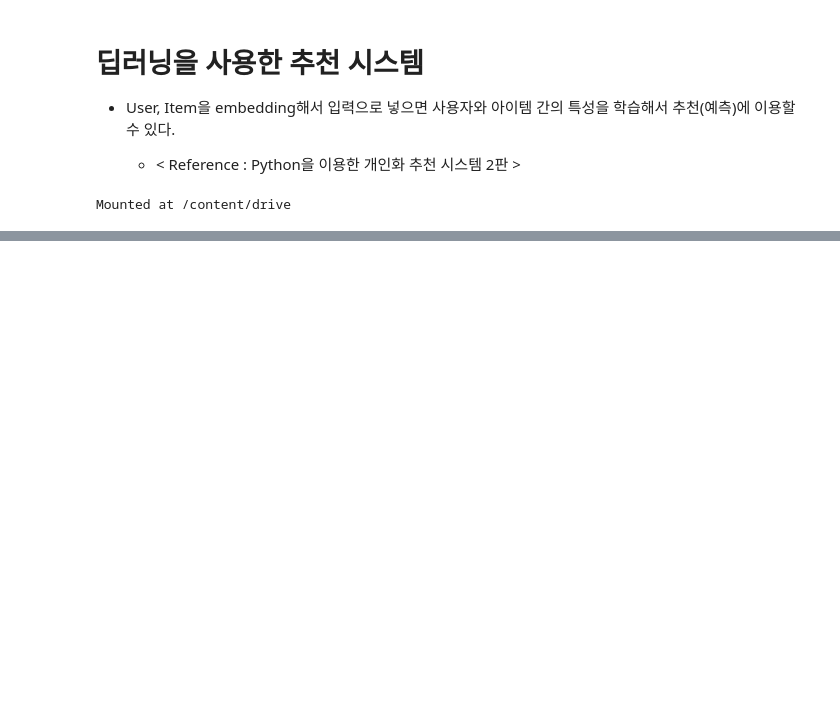
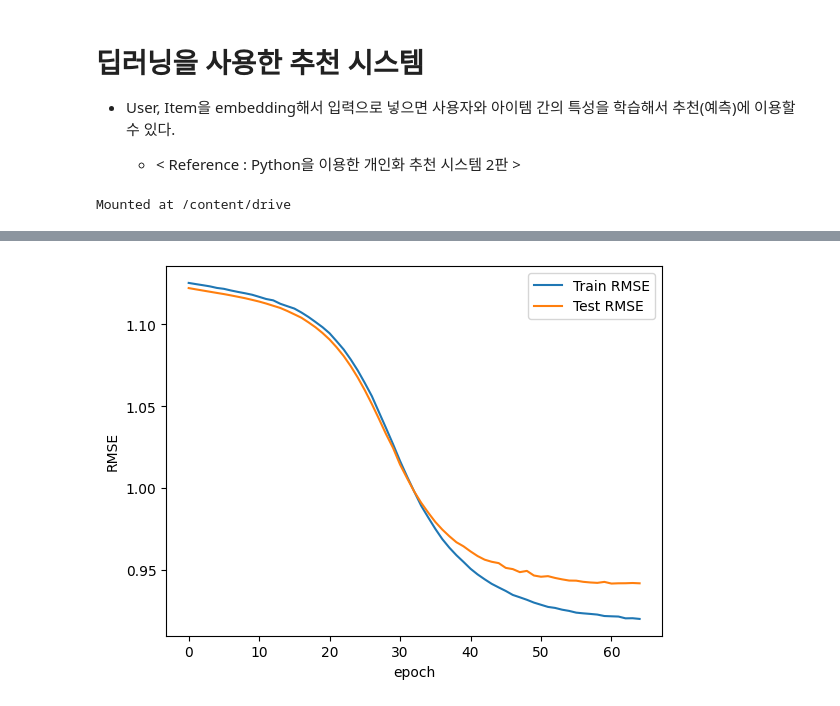
Before and after one commit to CP2J/cp2j, a Jupyter notebook: RecSys_with_DL.ipynb, the cells around one changed output, grey strips where cells are left out. Saved outputs shown, nothing was run; the diff lists cells and outputs as text; code cells hidden in the pictures; blank space fills up the shorter version.

```diff
--- a/RecSys_with_DL.ipynb
+++ b/RecSys_with_DL.ipynb
@@ -74,0 +121,14 @@ R = A
+# %%
+# Model fitting (위에서 구성한 신경망을 학습시킨다)
+result = model.fit(
+    x = [ratings_train.user_id.values, ratings_train.movie_id.values],
+    # 입력(독립변수)은 train set의 사용자, 아이템 id
+    y = ratings_train.rating.values - mu,
+    # 출력(종속변수)은 평점에서 전체평균을 뺀 것으로 지정
+    epochs = 65,              # 반복횟수
+    batch_size = 512,         # 한번에 학습(연산)하는 batch 크기를 지정
+    validation_data = (
+      [ratings_test.user_id.values, ratings_test.movie_id.values],  # 검증을 위한 입력
+      ratings_test.rating.values - mu                               # 검증에 쓰이는 출력
+    )
+)
@@ -74,0 +153,11 @@ R = A
+# %%
+# 학습과정에서 측정지표의 변화
+import matplotlib.pyplot as plt
+plt.plot(result.history['RMSE'], label="Train RMSE")
+plt.plot(result.history['val_RMSE'], label="Test RMSE")
+plt.xlabel('epoch')
+plt.ylabel('RMSE')
+plt.legend()
+plt.show()
+# %% [output]
+[figure, added]
```
Also changed, not shown: parts of 6 cells of this notebook.
